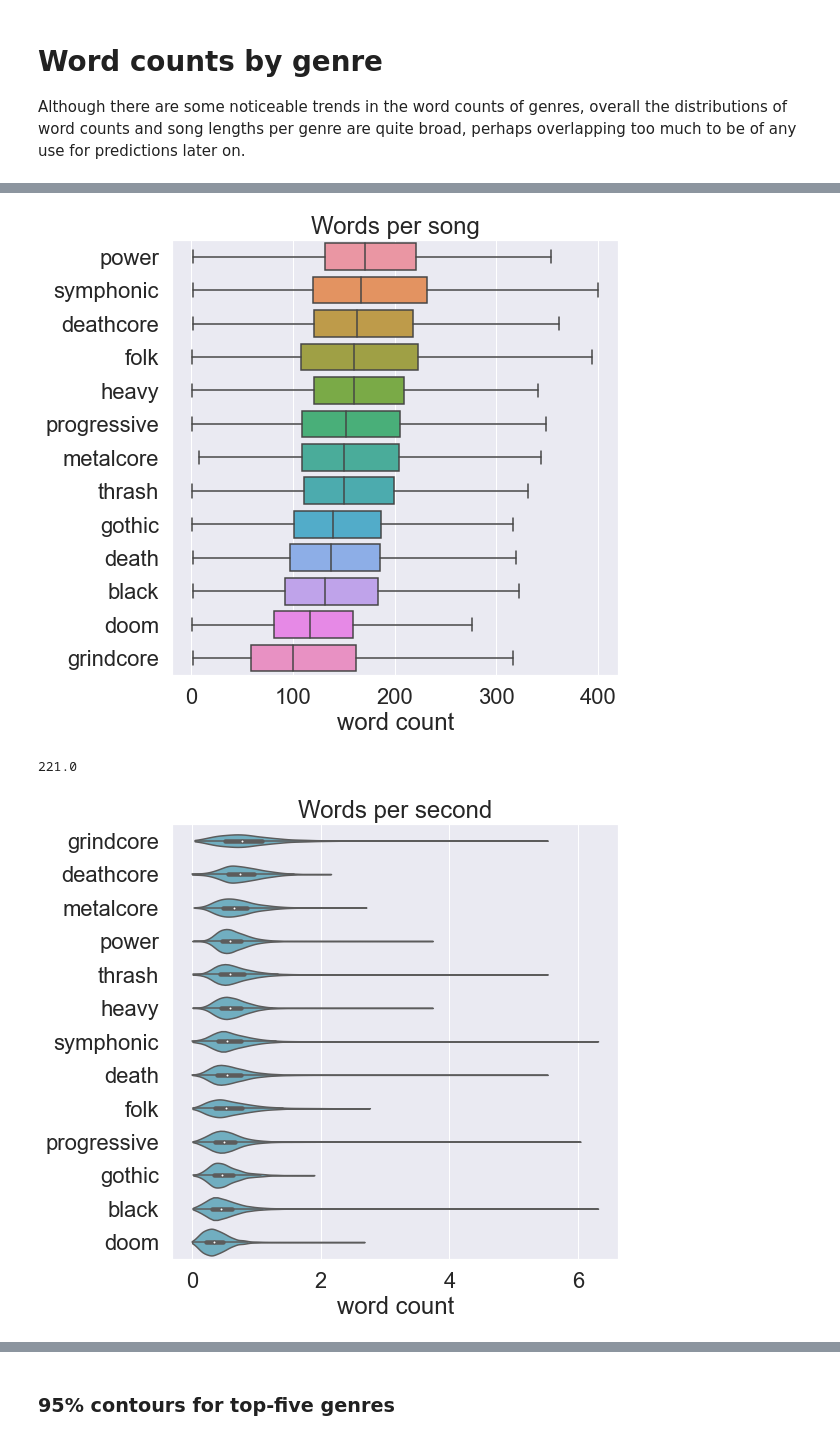
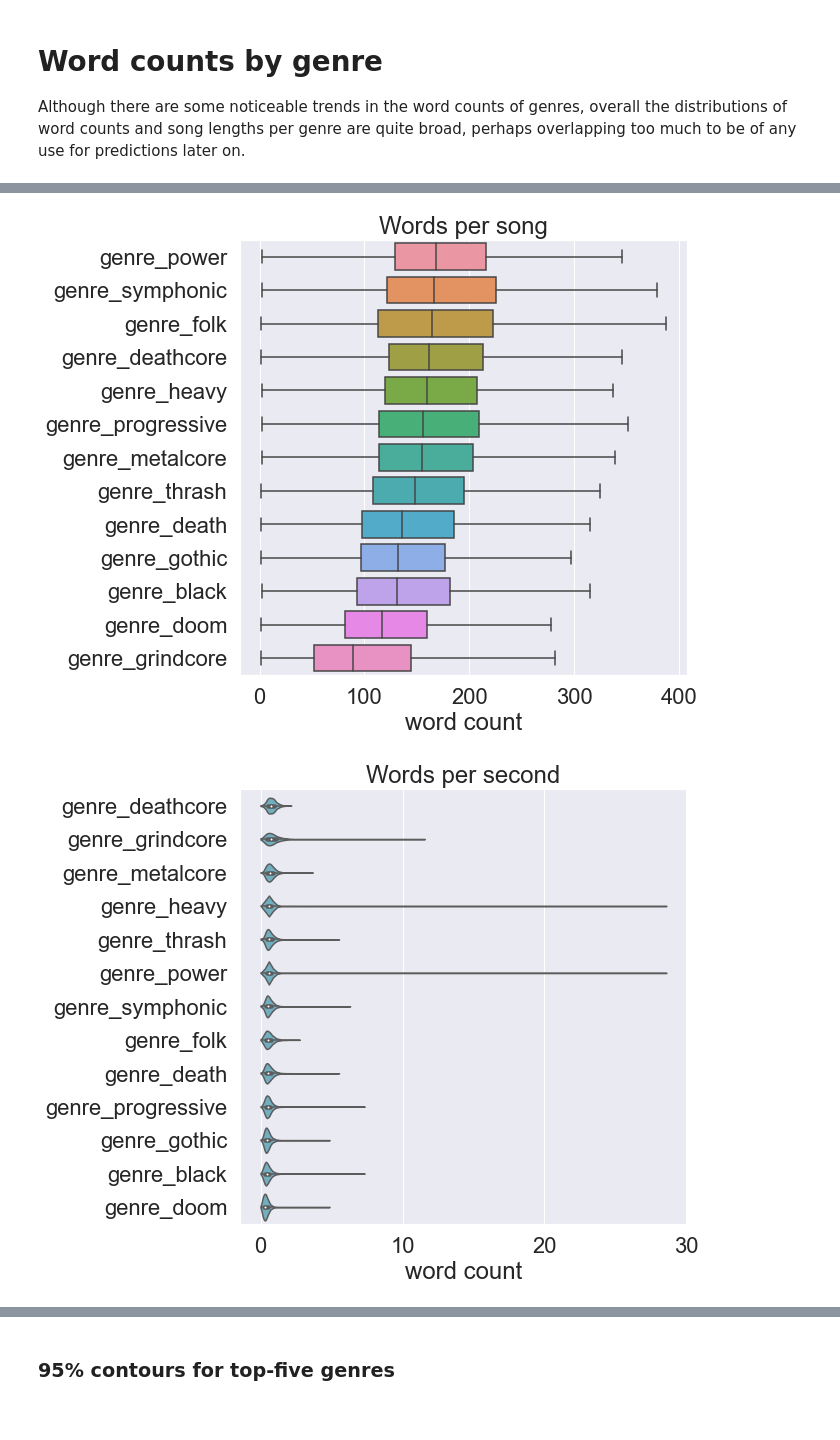
Before and after one commit to pdqnguyen/metallyrics, a Jupyter notebook: analyses/lyrics/notebooks/lyrics-part-1-overview.ipynb, the cells around one changed output, grey strips where cells are left out. Saved outputs shown, nothing was run; the diff lists cells and outputs as text; code cells hidden in the pictures.

```diff
--- a/analyses/lyrics/notebooks/lyrics-part-1-overview.ipynb
+++ b/analyses/lyrics/notebooks/lyrics-part-1-overview.ipynb
@@ -95,9 +97,8 @@ def process_genre(genre):
 
 song_genres = df.band_genre.apply(process_genre)
 genres = sorted(set(song_genres.sum()))
-genre_cols = [f'genre_{genre}' for genre in genres]
-for genre, col in zip(genres, genre_cols):
-    df[col] = song_genres.apply(lambda x: int(genre in x))
+genre_cols = {f'genre_{genre}': song_genres.apply(lambda x: int(genre in x)) for genre in genres}
+df = df.join(pd.DataFrame(genre_cols))
 # %%
 def get_top_genres(data, min_pct):
     isolated = (data.sum(axis=1) == 1)
@@ -515,14 +513,14 @@ plt.show()
 plt.figure(figsize=(14, 8))
 xlist, ylist = [], []
 for band, row in df_r_bands_popular.iterrows():
-    x = row['band_seconds'] / 3600.0
-    y = row['band_unique_word_count'] / 1000.0
+    x = row['seconds'] / 3600.0
+    y = row['unique_word_count'] / 1000.0
     xlist.append(x)
     ylist.append(y)
     plt.plot(x, y, 'r.')
 
-res = linregress(df_r_bands.band_seconds / 3600.0, df_r_bands.band_unique_word_count / 1000.0)
-xline = np.linspace(0, df_r_bands_popular.band_seconds.max() / 3600.0)
+res = linregress(df_r_bands.seconds / 3600.0, df_r_bands.unique_word_count / 1000.0)
+xline = np.linspace(0, df_r_bands_popular.seconds.max() / 3600.0)
 yline = xline * res.slope + res.intercept
 plt.plot(xline, yline, label='full dataset linear fit')
 
@@ -717,15 +715,15 @@ plt.show()
 
 Although there are some noticeable trends in the word counts of genres, overall the distributions of word counts and song lengths per genre are quite broad, perhaps overlapping too much to be of any use for predictions later on.
 # %%
-df_genre_songs = df_r[['band_name', 'album_name', 'song_name'] + [f"genre_{genre}" for genre in top_genres_1pct]].copy()
-df_genre_songs['song_word_count'] = df_r_songs.song_word_count
-df_genre_songs['song_seconds'] = df_r_songs.song_seconds
+df_genre_songs = df_r[['band_name', 'album_name', 'song_name'] + top_genres_1pct].copy()
+df_genre_songs['word_count'] = df_r_songs.word_count
+df_genre_songs['seconds'] = df_r_songs.seconds
 
 fig, ax = plt.subplots(1, 1, figsize=(8, 8))
 violindata = []
 for genre in top_genres_1pct:
-    df_genre = df_genre_songs[df_genre_songs['genre_' + genre] == 1]
-    violindata.append((genre, df_genre['song_word_count']))
+    df_genre = df_genre_songs[df_genre_songs[genre] == 1]
+    violindata.append((genre, df_genre['word_count']))
 violindata.sort(key=lambda x: -np.median(x[1]))
 sns.violinplot(data=[x[1] for x in violindata], cut=0, orient='h', color='c')
 ax.set_yticklabels([x[0] for x in violindata])
@@ -738,13 +736,13 @@ plt.show()
 # %%
-df_genre_songs = df_r[['band_name', 'album_name', 'song_name'] + [f"genre_{genre}" for genre in top_genres_1pct]].copy()
-df_genre_songs['song_word_count'] = df_r_songs.song_word_count
-df_genre_songs['song_seconds'] = df_r_songs.song_seconds
+df_genre_songs = df_r[['band_name', 'album_name', 'song_name'] + top_genres_1pct].copy()
+df_genre_songs['word_count'] = df_r_songs.word_count
+df_genre_songs['seconds'] = df_r_songs.seconds
 
 fig, ax = plt.subplots(1, 1, figsize=(8, 8))
 violindata = []
 for genre in top_genres_1pct:
-    df_genre = df_genre_songs[df_genre_songs['genre_' + genre] == 1]
-    violindata.append((genre, df_genre['song_word_count'].values))
+    df_genre = df_genre_songs[df_genre_songs[genre] == 1]
+    violindata.append((genre, df_genre['word_count'].values))
 violindata.sort(key=lambda x: -np.median(x[1]))
 sns.boxplot(data=[x[1] for x in violindata], orient='h', showfliers=False)
 ax.set_yticklabels([x[0] for x in violindata])
@@ -754,27 +752,23 @@ ax.set_title("Words per song")
 ax.set_xlabel("word count")
 plt.show()
 # %% [output]
-[figure, old version]
+[figure, new version]
-# %%
-np.percentile(violindata[0][1], 75)
-# %% [output]
-221.0
 # %%
 fig, ax = plt.subplots(1, 1, figsize=(8, 8))
 violindata = []
 for genre in top_genres_1pct:
-    df_genre = df_genre_songs[df_genre_songs['genre_' + genre] == 1].copy()
-    df_genre['song_words_per_second'] = df_genre['song_word_count'] / df_genre['song_seconds']
-    df_genre.loc[df_genre['song_words_per_second'] == np.inf, 'song_words_per_second'] = 0
-    violindata.append((genre, df_genre['song_words_per_second']))
+    df_genre = df_genre_songs[df_genre_songs[genre] == 1].copy()
+    df_genre['words_per_second'] = df_genre['word_count'] / df_genre['seconds']
+    df_genre.loc[df_genre['words_per_second'] == np.inf, 'words_per_second'] = 0
+    violindata.append((genre, df_genre['words_per_second']))
 violindata.sort(key=lambda x: -np.median(x[1]))
 sns.violinplot(data=[x[1] for x in violindata], cut=0, orient='h', color='c')
 ax.set_yticklabels([x[0] for x in violindata])
 ax.set_title("Words per second")
 ax.set_xlabel("word count")
 plt.show()
 # %% [output]
-[figure, old version]
+[figure, new version]
 # %%
 plt.figure(figsize=(14, 8))
 xlist, ylist = [], []
```
Also changed, not shown: parts of 35 cells of this notebook, 8 other files.
